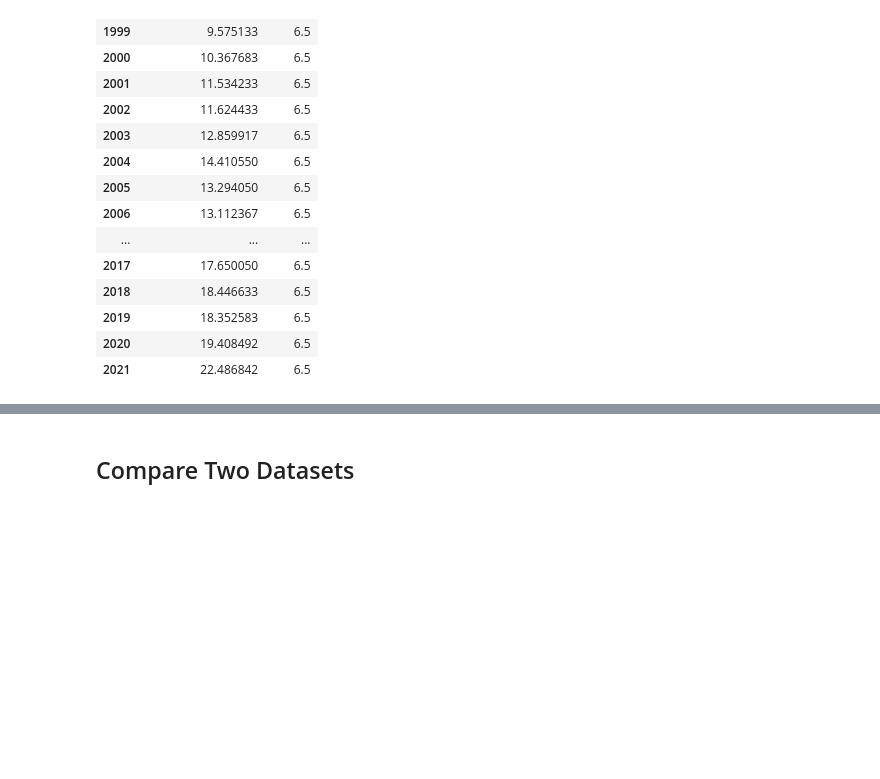
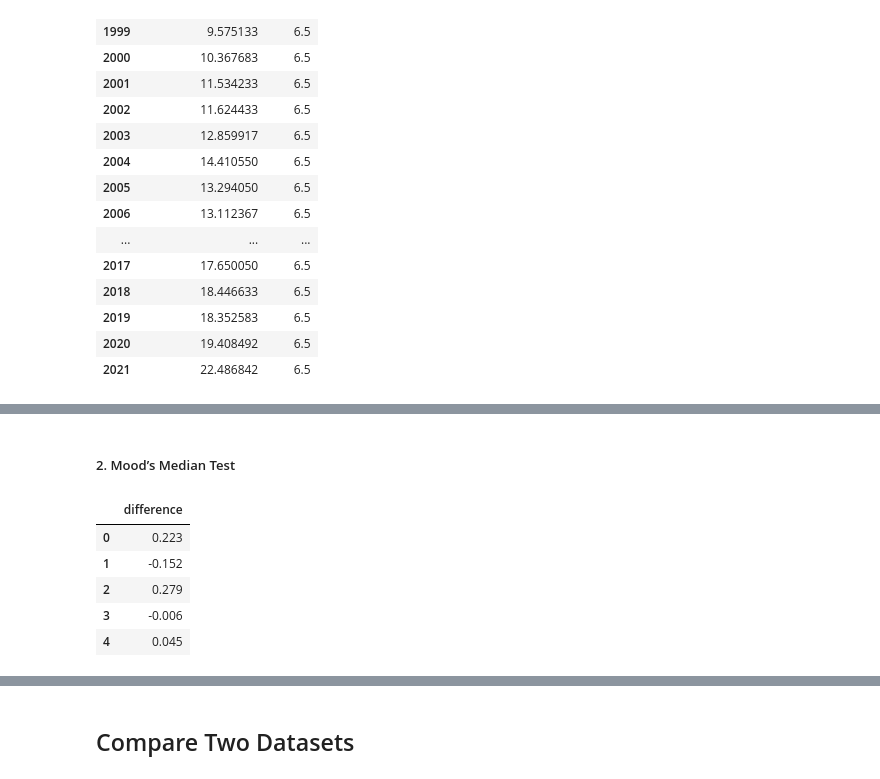
Before and after one commit to ZdenkoCCT/CA2Git, a Jupyter notebook: Cleaned data-Statistics.ipynb, the cells around one changed output, grey strips where cells are left out. Cells and saved outputs as stored; diff of their text form; code cells hidden in the pictures; blank space fills up the shorter version.

```diff
--- a/Cleaned data-Statistics.ipynb
+++ b/Cleaned data-Statistics.ipynb
@@ -612,0 +613,14 @@ sns.pairplot(data=df_usa, hue='Month')
+# %% [markdown]
+##### 2. Mood’s Median Test
+# %%
+diff_irl= np.diff(df_irl['Sirloin steak per kg.'])
+# %%
+diff_irl= pd.DataFrame(diff_irl, columns=['difference'])
+diff_irl.head()
+# %% [output]
+|  | difference |
+| 0 | 0.223 |
+| 1 | -0.152 |
+| 2 | 0.279 |
+| 3 | -0.006 |
+| 4 | 0.045 |
```
Also changed, not shown: parts of 40 cells of this notebook, 1 other file.
